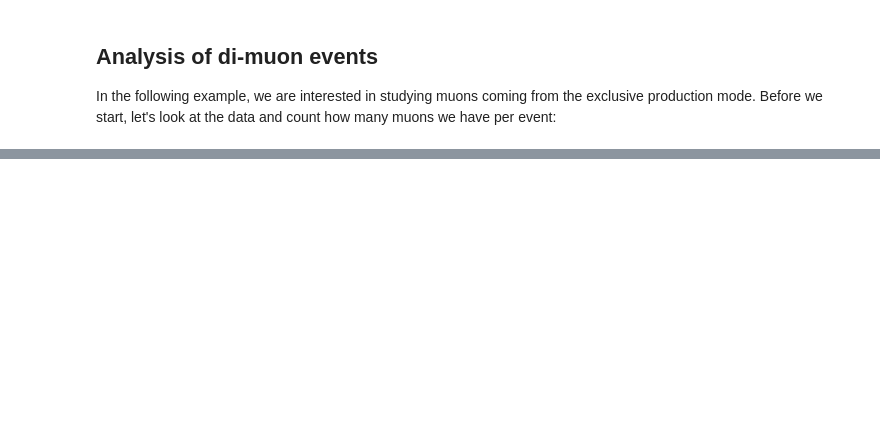
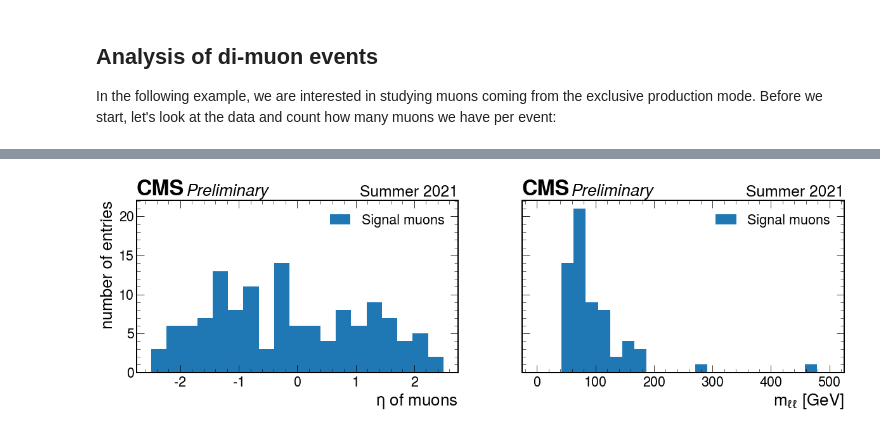
Before and after one commit to jloemker/SWAN, a Jupyter notebook: Analysis_notebook.ipynb, the cells around one changed output, grey strips where cells are left out. Cells and saved outputs as stored; diff of their text form; code cells hidden in the pictures; blank space fills up the shorter version.

```diff
--- a/Analysis_notebook.ipynb
+++ b/Analysis_notebook.ipynb
@@ -1036,0 +258,14 @@ analysis = pd.DataFrame(data=data)
+# %%
+f, ax = plt.subplots(1,2,figsize=(20,5),sharey=True)
+ax[0].hist(np.concatenate([analysis['s_mu1_eta'].values,analysis['s_mu2_eta'].values]), bins=np.linspace(-2.5,2.5,20),label='Signal muons')
+ax[0].set(xlabel=r'$\eta$ of muons', ylabel='number of entries')
+
+ax[1].hist(analysis['s_mll'].values, bins=np.linspace(0,500,25),label='Signal muons')
+ax[1].set(xlabel=r'$m_{\ell\ell}$ [GeV]')
+
+for i in range(2):
+    hep.cms.label(llabel="Preliminary", rlabel="Summer 2021", ax=ax[i])
+    ax[i].legend()
+plt.savefig('Correct/dimuon_analysis.png',bbox_inches='tight')
+# %% [output]
+[figure, added]
```
Also changed, not shown: parts of 91 cells of this notebook.
